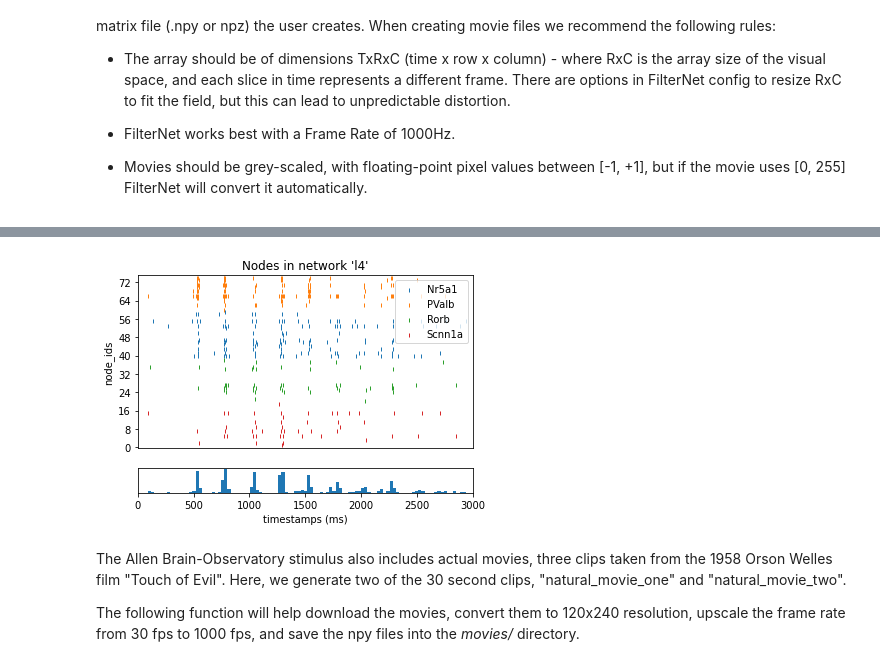
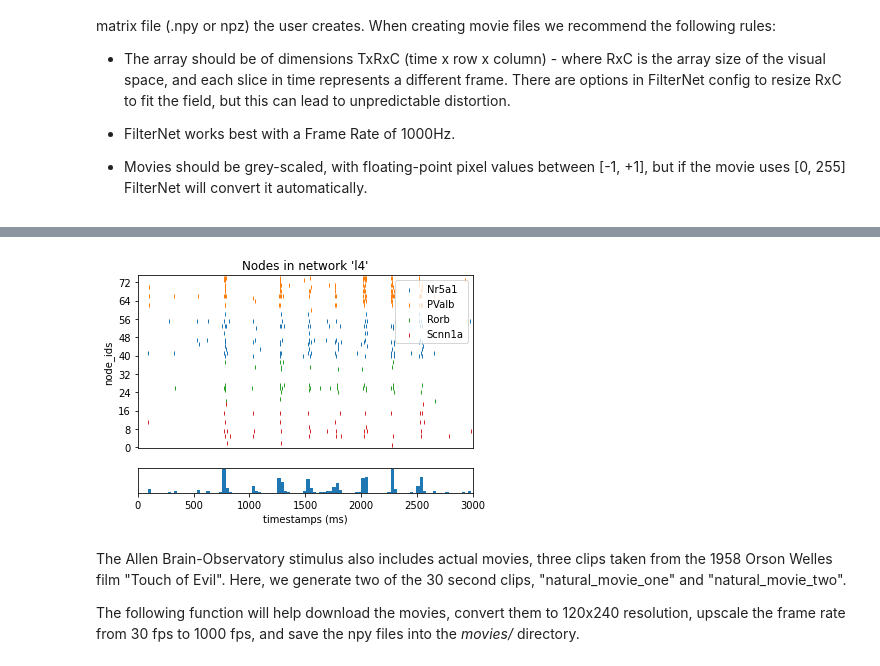
Before and after one commit to AllenInstitute/bmtk_workshop_2022, a Jupyter notebook: Ch5_filternet/5. FilterNet.ipynb, the cells around one changed output, grey strips where cells are left out. Saved outputs shown, nothing was run; the diff lists cells and outputs as text; code cells hidden in the pictures.

```diff
--- a/Ch5_filternet/5. FilterNet.ipynb
+++ b/Ch5_filternet/5. FilterNet.ipynb
@@ -350,9 +410,9 @@ sim.run()
 # %%
 from bmtk.analyzer.spike_trains import plot_raster
 
-_ = plot_raster(config_file='config.simulation_pointnet.ns_movie.json', group_by='model_name', show=False)
+_ = plot_raster(config_file='config.pointnet_ns.json', group_by='model_name', show=False)
 # %% [output]
-[figure, old version]
+[figure, new version]
 # %% [markdown]
 The Allen Brain-Observatory stimulus also includes actual movies, three clips taken from the 1958 Orson Welles film "Touch of Evil". Here, we generate two of the 30 second clips, "natural_movie_one" and "natural_movie_two".
 
```
Also changed, not shown: parts of 26 cells of this notebook, 12 other files.
